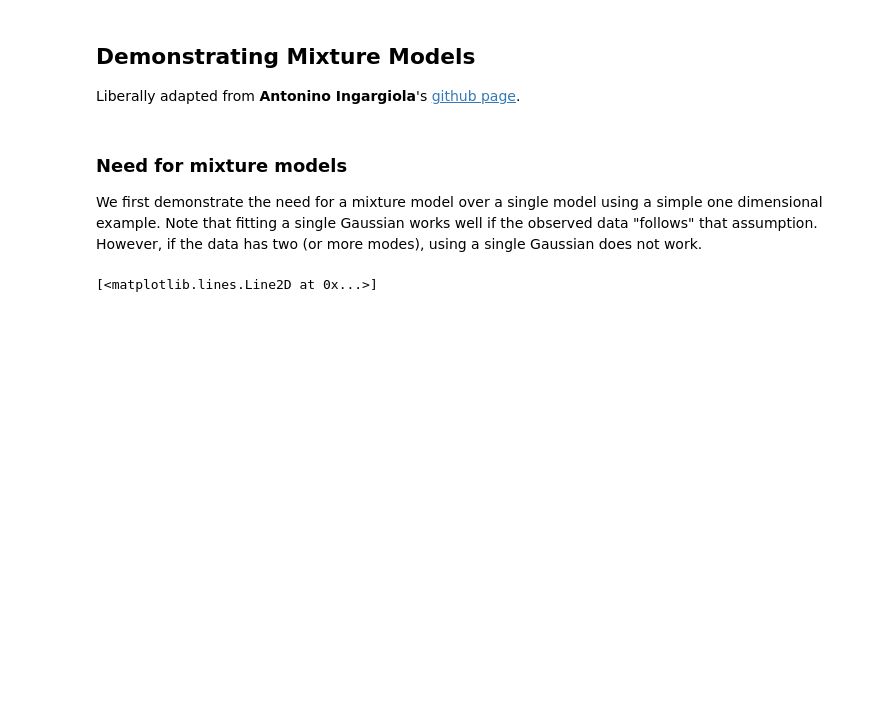
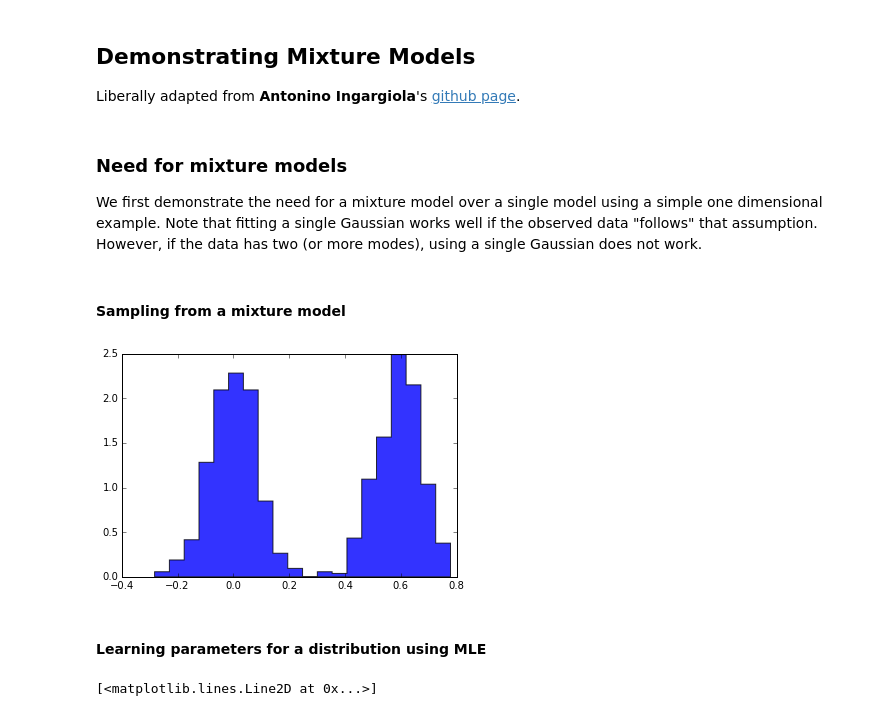
Before and after one commit to ubdsgroup/mlcourse-ub-notebooks, a Jupyter notebook: notebooks/MixtureModels.ipynb, the cells around one changed output. Drawn from its saved outputs; the diff is of its cells as text; code cells hidden in the pictures; blank space fills up the shorter version.

```diff
--- a/notebooks/MixtureModels.ipynb
+++ b/notebooks/MixtureModels.ipynb
@@ -11,3 +17,27 @@ from scipy.optimize import minimize, show_options
+# %% [markdown]
+#### Sampling from a mixture model
+# %%
+# generate data again
+N = 1000
+pi = 0.5
+mu1 = 0
+sigma1 = 0.08
+mu2 = 0.6
+sigma2 = 0.08
+samples = []
+for i in range(N):
+    s = bernoulli.rvs(pi,size=1)
+    if s == 1:
+        v = norm(mu1, sigma1).rvs(1)
+    else:
+        v = norm(mu2, sigma2).rvs(1)
+    samples.append(v[0])
+# %%
+plt.hist(np.array(samples), bins=20,normed=True,histtype='stepfilled',alpha=0.8);
+# %% [output]
+[figure, added]
+# %% [markdown]
+#### Learning parameters for a distribution using MLE
 # %%
 # first load two data sets
 single = []
```
Also changed, not shown: parts of 21 cells of this notebook.
